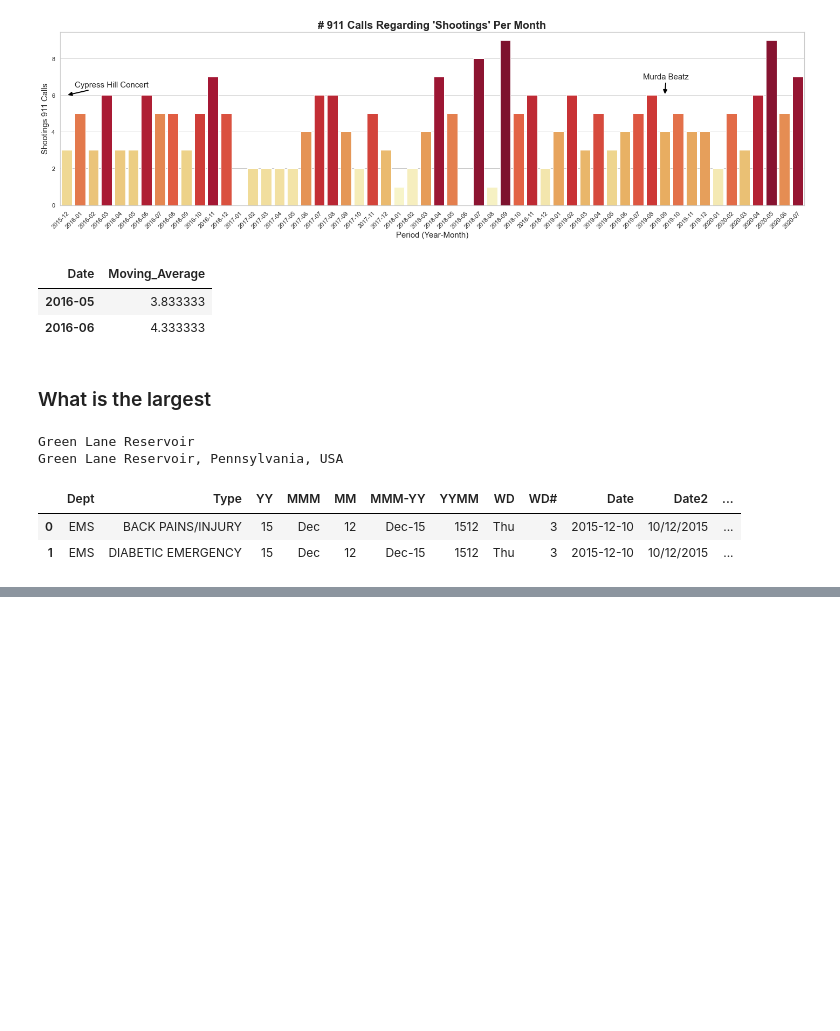
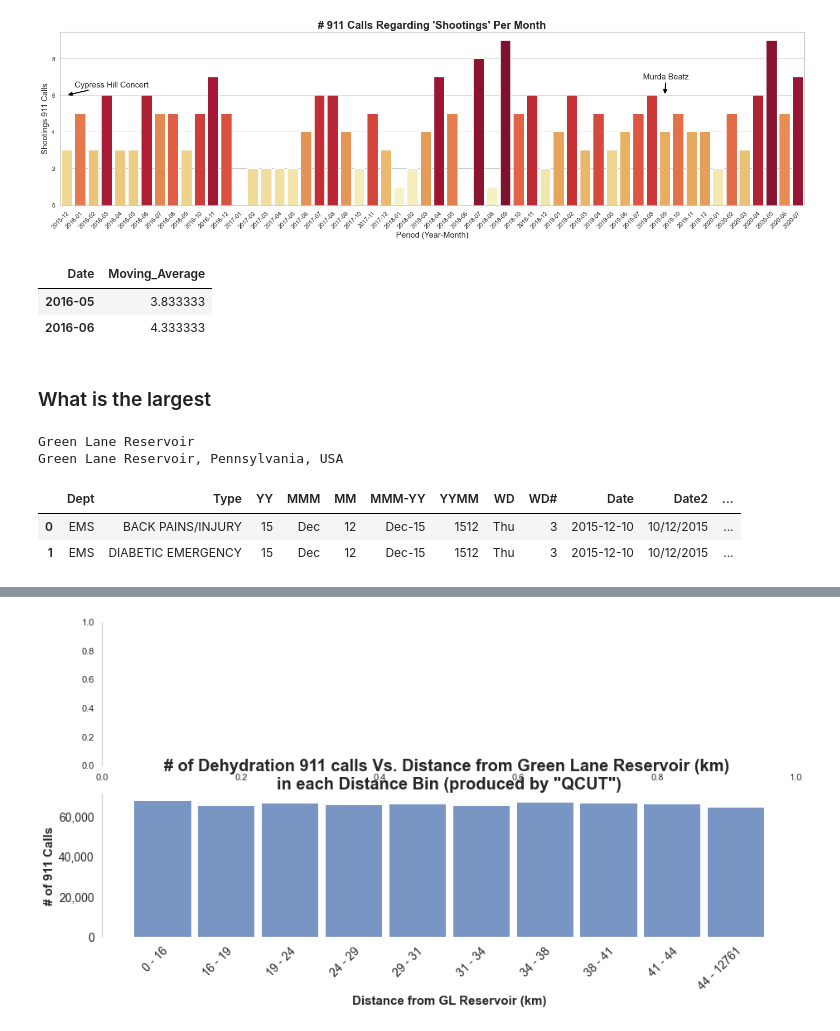
Before and after one commit to ClodettaV/Team_challenge_1, a Jupyter notebook: Dans_Part.ipynb, the cells around one changed output, grey strips where cells are left out. Saved outputs shown, nothing was run; the diff lists cells and outputs as text; code cells hidden in the pictures; blank space fills up the shorter version.

```diff
--- a/Dans_Part.ipynb
+++ b/Dans_Part.ipynb
@@ -557,0 +572,61 @@ plt.show()
+# %%
+fig6, axes = plt.subplots(2,figsize=(15,7))
+ax5 = axes[0]
+ax6 = axes[1]
+
+ax5.grid(False)
+
+ax5=sns.histplot(Distances_df, x="km from Reservoir bin",shrink=0.9, discrete=True,fill=True)
+
+
+ax5.set_title('# of 911 calls Vs. Distance from Green Lane Reservoir (km) \nin each Distance Bin (produced by "QCUT")',
+             fontdict ={
+                 'fontsize': 20,
+                 'fontweight' : 'bold'
+                         })
+
+plt.xlabel(f"Distance from GL Reservoir (km)",size=15,fontweight='bold')
+
+plt.ylabel(f"# of 911 Calls",size=15,fontweight='bold')
+
+ax5.set_xticklabels(labels1,rotation=45,ha="right",rotation_mode='anchor',fontdict={'fontsize':14})
+
+yticks=ax5.get_yticks()
+ax5.set_yticklabels(['{:,.0f}k'.format(x/1000)  for x in yticks],fontdict={'fontsize':14})
+
+sns.despine(left=False, bottom=True)
+
+
+
+
+Dehydration_df=Distances_df.loc[Distances_df["Type"]=="DEHYDRATION"]
+
+ax6.grid(False)
+
+ax6=sns.histplot(Dehydration_df, x="km from Reservoir bin",shrink=0.9, discrete=True,fill=True)
+
+
+ax6.set_title('# of Dehydration 911 calls Vs. Distance from Green Lane Reservoir (km) \nin each Distance Bin (produced by "QCUT")',
+             fontdict ={
+                 'fontsize': 20,
+                 'fontweight' : 'bold'
+                         })
+
+plt.xlabel(f"Distance from GL Reservoir (km)",size=15,fontweight='bold')
+
+plt.ylabel(f"# of 911 Calls",size=15,fontweight='bold')
+
+ax6.set_xticklabels(labels1,rotation=45,ha="right",rotation_mode='anchor',fontdict={'fontsize':14})
+
+yticks2=ax6.get_yticks()
+ax6.set_yticklabels(['{:,.0f}'.format(x)  for x in yticks2],fontdict={'fontsize':14})
+
+sns.despine(left=False, bottom=True)
+
+
+
+
+plt.show()
+mpld3.display()
+# %% [output]
+[figure, added]
```
Also changed, not shown: parts of 15 cells of this notebook, 1 other file.
